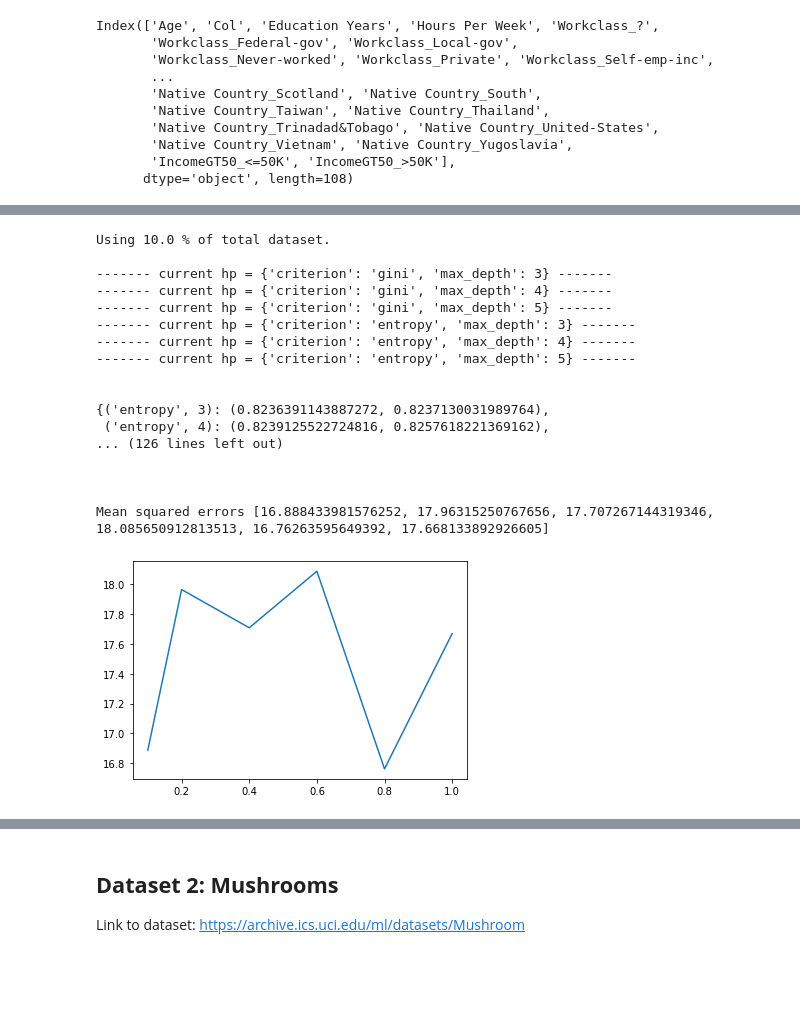
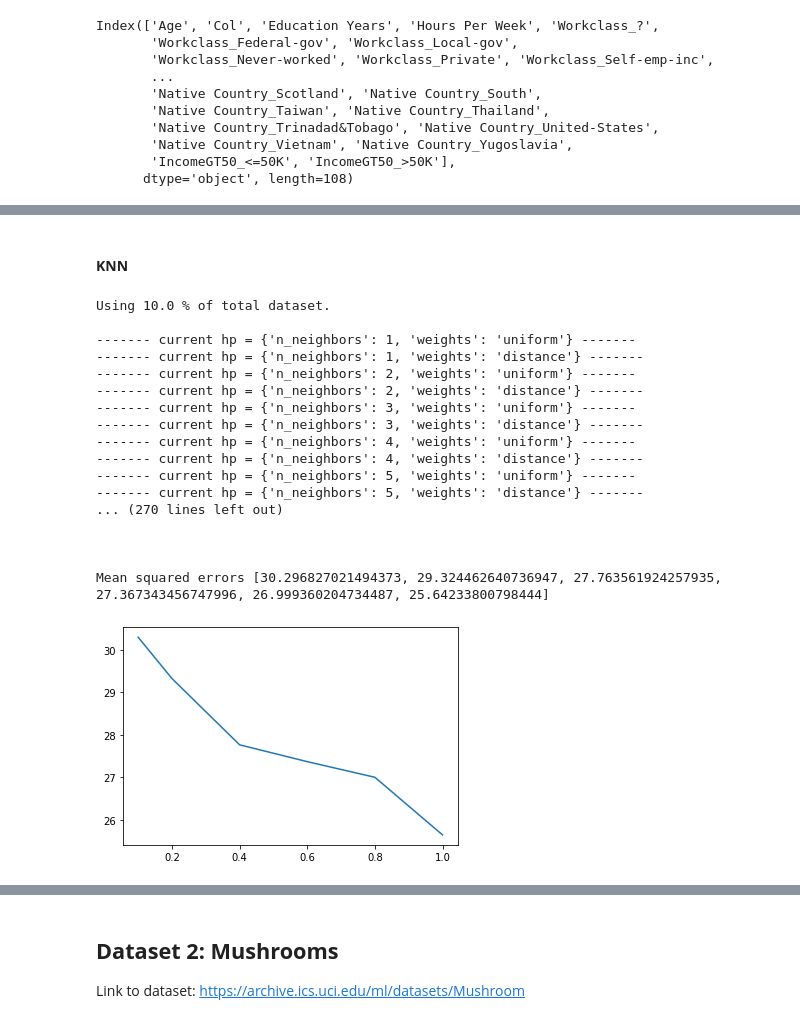
Before and after one commit to felixsimard/comp551-p1, a Jupyter notebook: P1_G30_COMP551.ipynb, the cells around one changed output, grey strips where cells are left out. Saved outputs shown, nothing was run; the diff lists cells and outputs as text; code cells hidden in the pictures; blank space fills up the shorter version.

```diff
--- a/P1_G30_COMP551.ipynb
+++ b/P1_G30_COMP551.ipynb
@@ -291,24 +268,29 @@ Mean squared errors [37.25690890481064, 34.74923234390993, 31.960081883316278, 3
-# %%
-model_cls = DecisionTreeClassifier
-hyperparams = {'criterion': ['gini', 'entropy'], 'max_depth': [3, 4, 5]}
-target_columns = ['IncomeGT50_<=50K', 'IncomeGT50_>50K']
-test(model_cls, hyperparams, num_data_, target_columns)
-# %% [output]
-Using 10.0 % of total dataset.
-
-------- current hp = {'criterion': 'gini', 'max_depth': 3} -------
-------- current hp = {'criterion': 'gini', 'max_depth': 4} -------
-------- current hp = {'criterion': 'gini', 'max_depth': 5} -------
-------- current hp = {'criterion': 'entropy', 'max_depth': 3} -------
-------- current hp = {'criterion': 'entropy', 'max_depth': 4} -------
-------- current hp = {'criterion': 'entropy', 'max_depth': 5} -------
-
-
-{('entropy', 3): (0.8236391143887272, 0.8237130031989764),
- ('entropy', 4): (0.8239125522724816, 0.8257618221369162),
-... (126 lines left out)
-
-
-
-Mean squared errors [16.888433981576252, 17.96315250767656, 17.707267144319346, 18.085650912813513, 16.76263595649392, 17.668133892926605]
-[figure, removed]
+# %% [markdown]
+#### **KNN**
+# %%
+# Using our external custom module, we model a KNN and cross-validation on the adult dataset.
+# We analyze the behavior and accuracy of the hyper-parameters we chose to consider
+
+model_cls = KNeighborsClassifier
+hyperparams = {'n_neighbors': K_VALUES, 'weights': ['uniform', 'distance']}
+target_columns = ['IncomeGT50_<=50K', 'IncomeGT50_>50K']
+test(model_cls, hyperparams, num_data_, target_columns)
+# %% [output]
+Using 10.0 % of total dataset.
+
+------- current hp = {'n_neighbors': 1, 'weights': 'uniform'} -------
+------- current hp = {'n_neighbors': 1, 'weights': 'distance'} -------
+------- current hp = {'n_neighbors': 2, 'weights': 'uniform'} -------
+------- current hp = {'n_neighbors': 2, 'weights': 'distance'} -------
+------- current hp = {'n_neighbors': 3, 'weights': 'uniform'} -------
+------- current hp = {'n_neighbors': 3, 'weights': 'distance'} -------
+------- current hp = {'n_neighbors': 4, 'weights': 'uniform'} -------
+------- current hp = {'n_neighbors': 4, 'weights': 'distance'} -------
+------- current hp = {'n_neighbors': 5, 'weights': 'uniform'} -------
+------- current hp = {'n_neighbors': 5, 'weights': 'distance'} -------
+... (270 lines left out)
+
+
+
+Mean squared errors [30.296827021494373, 29.324462640736947, 27.763561924257935, 27.367343456747996, 26.999360204734487, 25.64233800798444]
+[figure, added]
```
Also changed, not shown: parts of 13 cells of this notebook.
